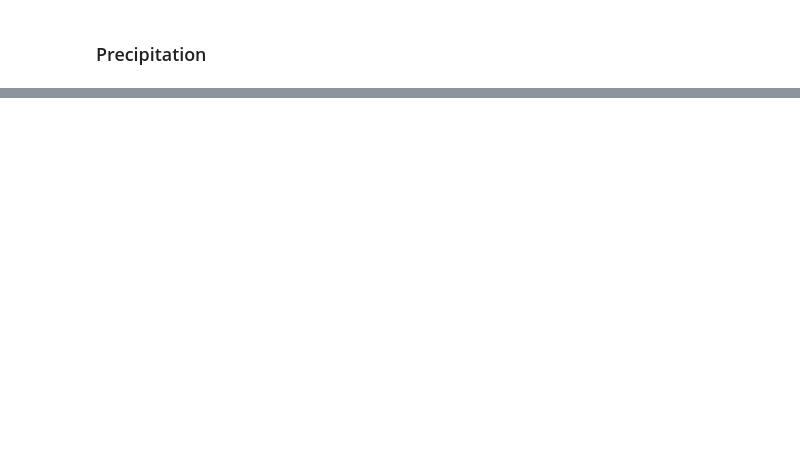
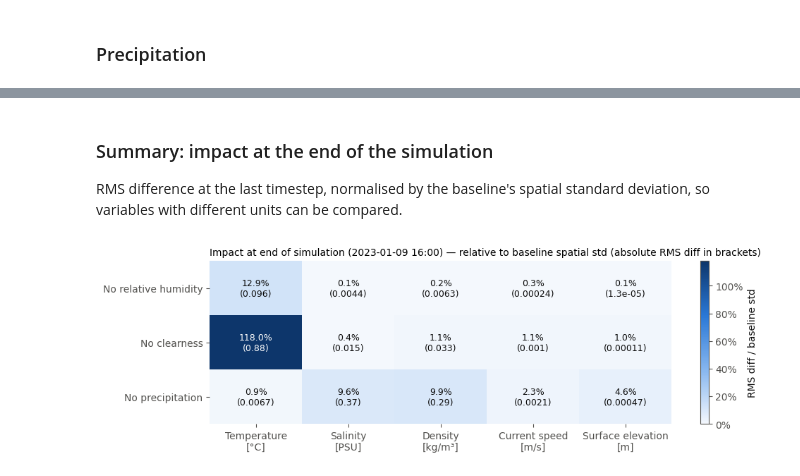
Before and after one commit to DHI/WaterBench-MIKE3HD-Oresund, a Jupyter notebook: code/sensitivity_analysis.ipynb, the cells around one changed output, grey strips where cells are left out. Saved outputs shown, nothing was run; the diff lists cells and outputs as text; code cells hidden in the pictures; blank space fills up the shorter version.

Commit message:
Sensitivity analyses

```diff
--- a/code/sensitivity_analysis.ipynb
+++ b/code/sensitivity_analysis.ipynb
@@ -235,0 +335,19 @@ std: 13.418496
+# %%
+# Same as above, but relative to the variability of the state variable:
+# RMS(sensitivity - baseline) / std(baseline), both over all elements at each timestep
+fig, axes = plt.subplots(len(units), 1, figsize=(10, 12), sharex=True)
+for ax, var in zip(axes, units):
+    std = np.nanstd(base[var].values, axis=1)
+    for run, meta in runs.items():
+        d = diff[run][var]
+        rms = np.sqrt(np.nanmean(d.values ** 2, axis=1))
+        ax.plot(d.time, rms / std, color=meta["color"], label=meta["label"])
+    ax.set_title(var, loc="left", fontsize=11)
+    ax.set_ylabel("RMS diff / std baseline")
+    ax.yaxis.set_major_formatter(matplotlib.ticker.PercentFormatter(1.0, decimals=None))
+    ax.set_ylim(bottom=0)
+axes[0].legend(loc="upper left", ncols=3)
+fig.suptitle("RMS difference to baseline relative to the spatial std of the baseline field, per sensitivity run",
+             x=0.01, ha="left")
+fig.tight_layout()
+plt.show()
@@ -235,0 +356,36 @@ std: 13.418496
+# %% [markdown]
+### Summary: impact at the end of the simulation
+RMS difference at the last timestep, normalised by the baseline's spatial standard deviation, so variables with different units can be compared.
+# %%
+# Impact at the end of the simulation, normalised by the spatial variability of the baseline
+t_end = -1
+rel = pd.DataFrame(
+    {var: [np.sqrt(np.nanmean(diff[run][var].values[t_end] ** 2)) / np.nanstd(base[var].values[t_end])
+           for run in runs] for var in units},
+    index=[m["label"] for m in runs.values()],
+)
+absval = pd.DataFrame(
+    {var: [np.sqrt(np.nanmean(diff[run][var].values[t_end] ** 2)) for run in runs] for var in units},
+    index=rel.index,
+)
+
+fig, ax = plt.subplots(figsize=(10, 3.2))
+im = ax.imshow(rel.values, cmap=LinearSegmentedColormap.from_list("seq", ["#f4f8fd", "#86b6ef", "#2a78d6", "#0d366b"]),
+               vmin=0, aspect="auto")
+ax.set_xticks(range(len(units)), [f"{v}\n[{units[v]}]" for v in units])
+ax.set_yticks(range(len(runs)), rel.index)
+ax.grid(False)
+for s in ax.spines.values():
+    s.set_visible(False)
+for i in range(rel.shape[0]):
+    for j in range(rel.shape[1]):
+        val = rel.values[i, j]
+        ax.text(j, i, f"{val:.1%}\n({absval.values[i, j]:.2g})", ha="center", va="center", fontsize=9,
+                color="white" if val > 0.6 * np.nanmax(rel.values) else "#0b0b0b")
+fig.colorbar(im, ax=ax, label="RMS diff / baseline std", format=matplotlib.ticker.PercentFormatter(1.0))
+ax.set_title(f"Impact at end of simulation ({base['Temperature'].time[t_end]:%Y-%m-%d %H:%M}) — "
+             "relative to baseline spatial std (absolute RMS diff in brackets)", loc="left", fontsize=10)
+fig.tight_layout()
+plt.show()
+# %% [output]
+[figure, added]
```
Also changed, not shown: parts of 25 cells of this notebook, 22 other files.
